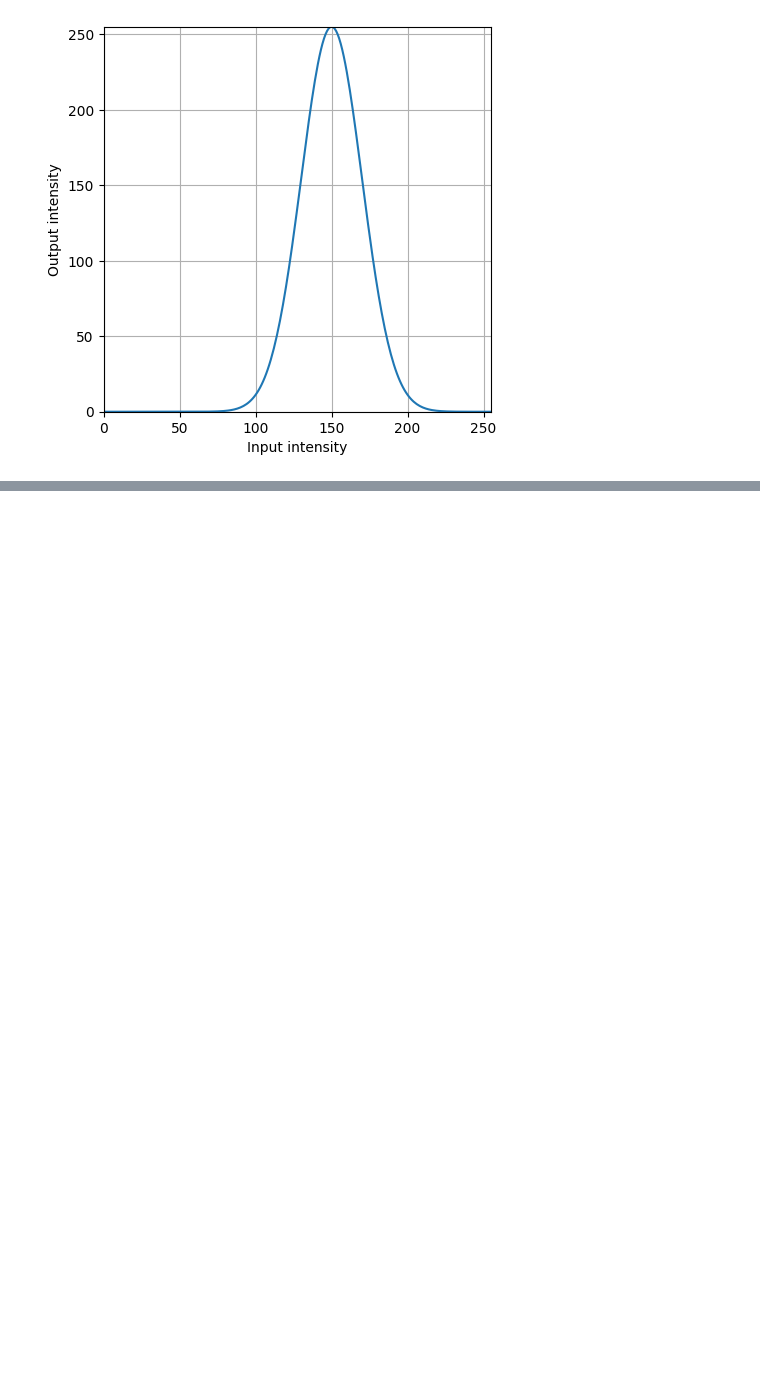
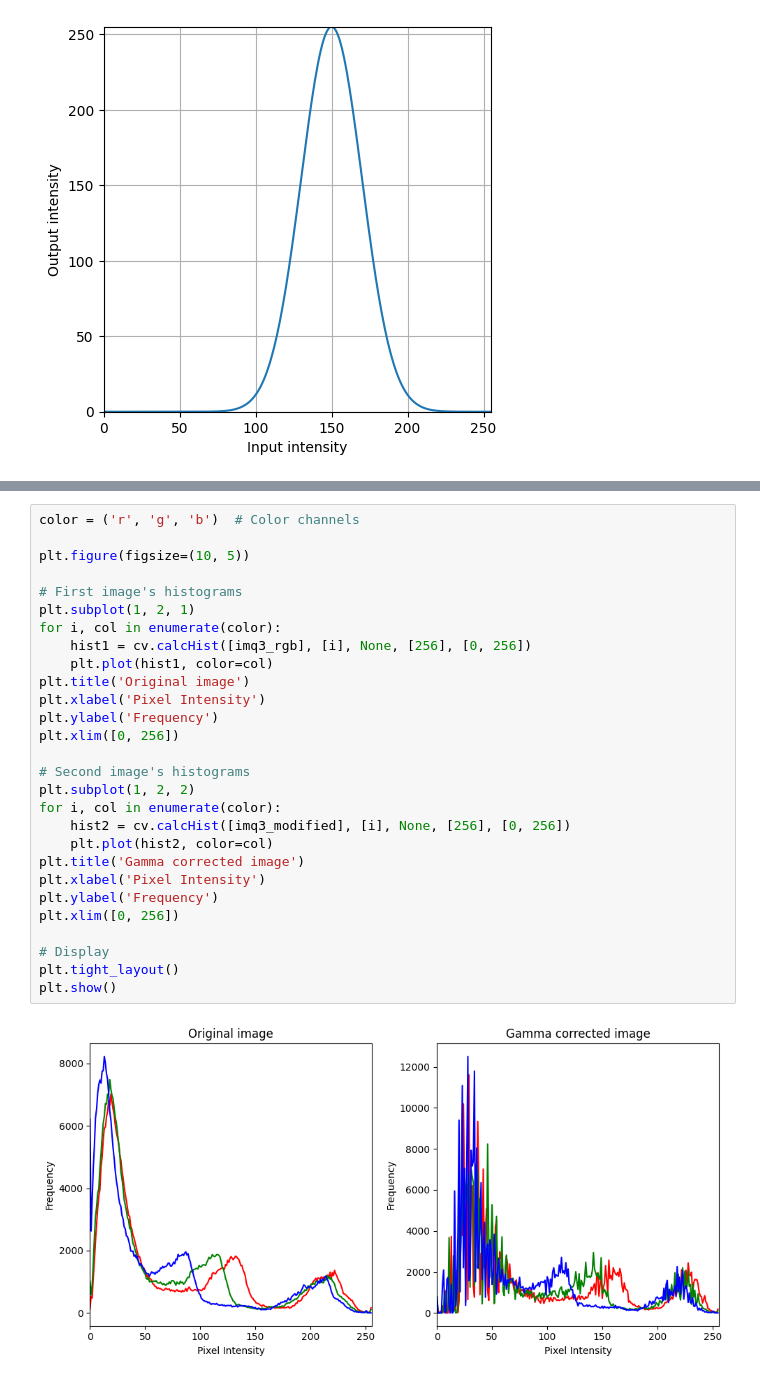
Before and after one commit to devnithw/en3160, a Jupyter notebook: assignment1.ipynb, the cells around one changed output, grey strips where cells are left out. Saved outputs shown, nothing was run; the diff lists cells and outputs as text; blank space fills up the shorter version.

```diff
--- a/assignment1.ipynb
+++ b/assignment1.ipynb
@@ -109,0 +173,30 @@ plt.show()
+# %%
+color = ('r', 'g', 'b')  # Color channels
+
+plt.figure(figsize=(10, 5))
+
+# First image's histograms
+plt.subplot(1, 2, 1)
+for i, col in enumerate(color):
+    hist1 = cv.calcHist([imq3_rgb], [i], None, [256], [0, 256])
+    plt.plot(hist1, color=col)
+plt.title('Original image')
+plt.xlabel('Pixel Intensity')
+plt.ylabel('Frequency')
+plt.xlim([0, 256])
+
+# Second image's histograms
+plt.subplot(1, 2, 2)
+for i, col in enumerate(color):
+    hist2 = cv.calcHist([imq3_modified], [i], None, [256], [0, 256])
+    plt.plot(hist2, color=col)
+plt.title('Gamma corrected image')
+plt.xlabel('Pixel Intensity')
+plt.ylabel('Frequency')
+plt.xlim([0, 256])
+
+# Display
+plt.tight_layout()
+plt.show()
+# %% [output]
+[figure, added]
```
Also changed, not shown: parts of 7 cells of this notebook.
